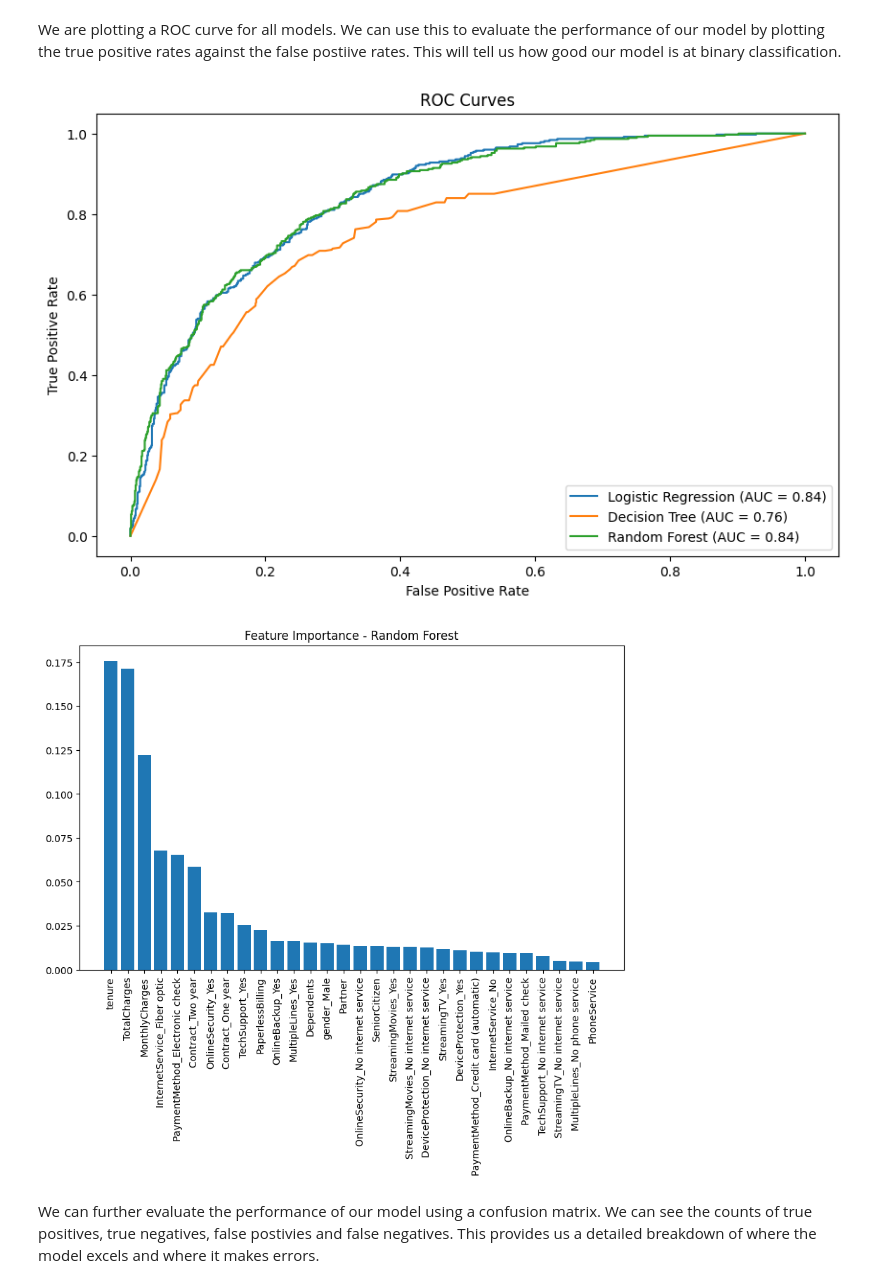
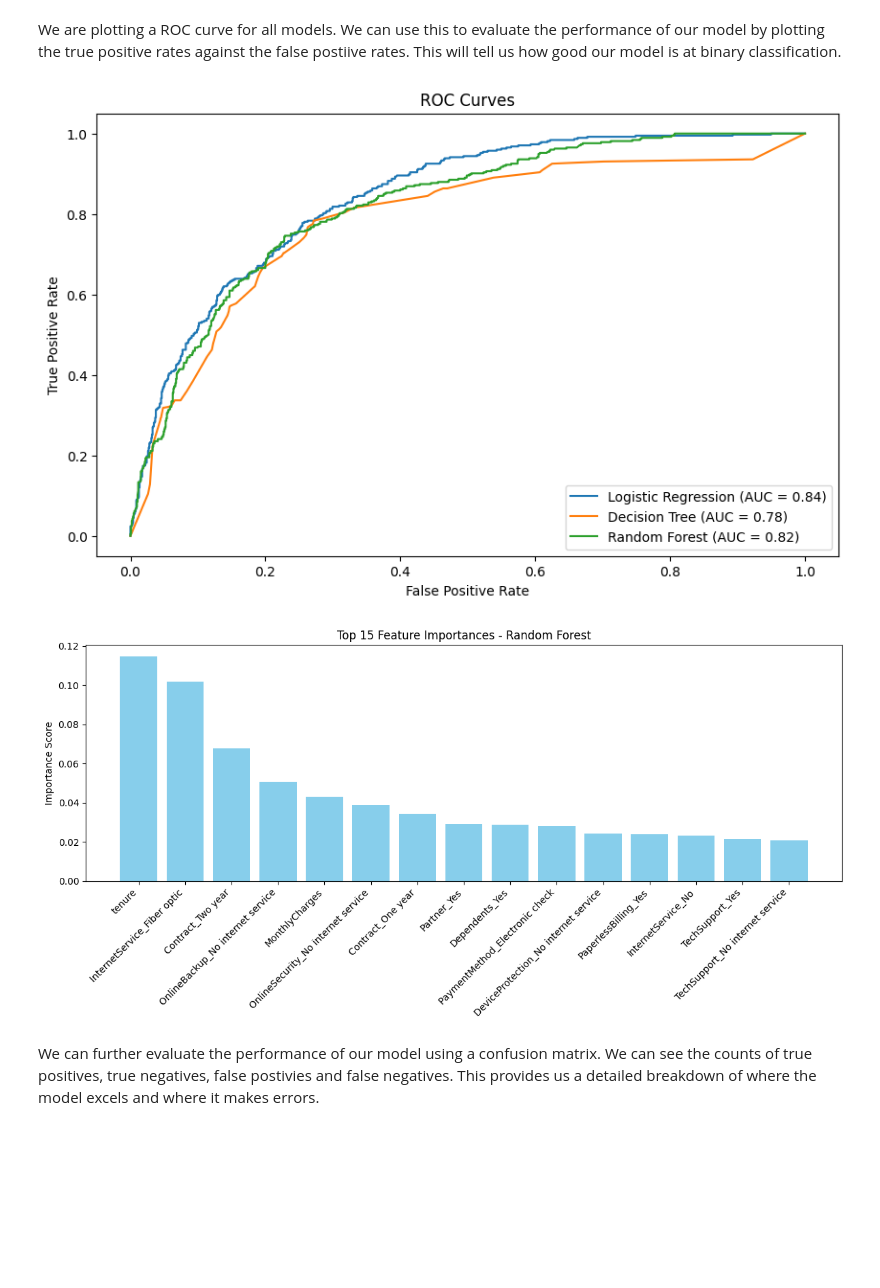
Before and after one commit to ufiyan/CS418-Project, a Jupyter notebook: Group_Project_ipnyb.ipynb, the cells around one changed output. Drawn from its saved outputs; the diff is of its cells as text; code cells hidden in the pictures; blank space fills up the shorter version.

```diff
--- a/Group_Project_ipnyb.ipynb
+++ b/Group_Project_ipnyb.ipynb
@@ -587,17 +759,20 @@ We are plotting a ROC curve for all models. We can use this to evaluate the perf
 # Plot ROC curves for all models
 plt.figure(figsize=(10, 6))
 
-# Logistic Regression
-fpr_log, tpr_log, _ = roc_curve(y_test, y_pred_proba_logistic)
-plt.plot(fpr_log, tpr_log, label="Logistic Regression (AUC = {:.2f})".format(roc_auc_score(y_test, y_pred_proba_logistic)))
+# Convert y_test to binary format
+y_test_binary = y_test.map({'No': 0, 'Yes': 1})
+
+# Logistic Regression ROC
+fpr_log, tpr_log, _ = roc_curve(y_test_binary, y_pred_proba_logistic)
+plt.plot(fpr_log, tpr_log, label="Logistic Regression (AUC = {:.2f})".format(roc_auc_score(y_test_binary, y_pred_proba_logistic)))
 
 # Decision Tree
-fpr_tree, tpr_tree, _ = roc_curve(y_test, y_pred_proba_tree)
-plt.plot(fpr_tree, tpr_tree, label="Decision Tree (AUC = {:.2f})".format(roc_auc_score(y_test, y_pred_proba_tree)))
+fpr_tree, tpr_tree, _ = roc_curve(y_test_binary, y_pred_proba_tree)
+plt.plot(fpr_tree, tpr_tree, label="Decision Tree (AUC = {:.2f})".format(roc_auc_score(y_test_binary, y_pred_proba_tree)))
 
 # Random Forest
-fpr_forest, tpr_forest, _ = roc_curve(y_test, y_pred_proba_forest)
-plt.plot(fpr_forest, tpr_forest, label="Random Forest (AUC = {:.2f})".format(roc_auc_score(y_test, y_pred_proba_forest)))
+fpr_forest, tpr_forest, _ = roc_curve(y_test_binary, y_pred_proba_forest)
+plt.plot(fpr_forest, tpr_forest, label="Random Forest (AUC = {:.2f})".format(roc_auc_score(y_test_binary, y_pred_proba_forest)))
 
 # Plot details
 plt.title('ROC Curves')
@@ -606,20 +781,30 @@ plt.ylabel('True Positive Rate')
 plt.legend(loc="lower right")
 plt.show()
 # %% [output]
-[figure, old version]
+[figure, new version]
 # %%
-# Feature Importance for Random Forest
+import numpy as np
+import matplotlib.pyplot as plt
+
+# Get feature importances from the model
 importances = forest_model.feature_importances_
 indices = np.argsort(importances)[::-1]
 feature_names = X.columns
 
-plt.figure(figsize=(10, 6))
-plt.bar(range(len(importances)), importances[indices], align="center")
-plt.xticks(range(len(importances)), feature_names[indices], rotation=90)
-plt.title("Feature Importance - Random Forest")
+# Limit to top 15 features
+top_n = 15
+top_indices = indices[:top_n]
+
+# Plot
+plt.figure(figsize=(12, 6))
+plt.bar(range(top_n), importances[top_indices], align="center", color='skyblue')
+plt.xticks(range(top_n), feature_names[top_indices], rotation=45, ha='right')
+plt.title("Top 15 Feature Importances - Random Forest")
+plt.ylabel("Importance Score")
+plt.tight_layout()
 plt.show()
 # %% [output]
-[figure, old version]
+[figure, new version]
 # %% [markdown]
 We can further evaluate the performance of our model using a confusion matrix. We can see the counts of true positives, true negatives, false postivies and false negatives. This provides us a detailed breakdown of where the model excels and where it makes errors.
 # %%
```
Also changed, not shown: parts of 37 cells of this notebook.
